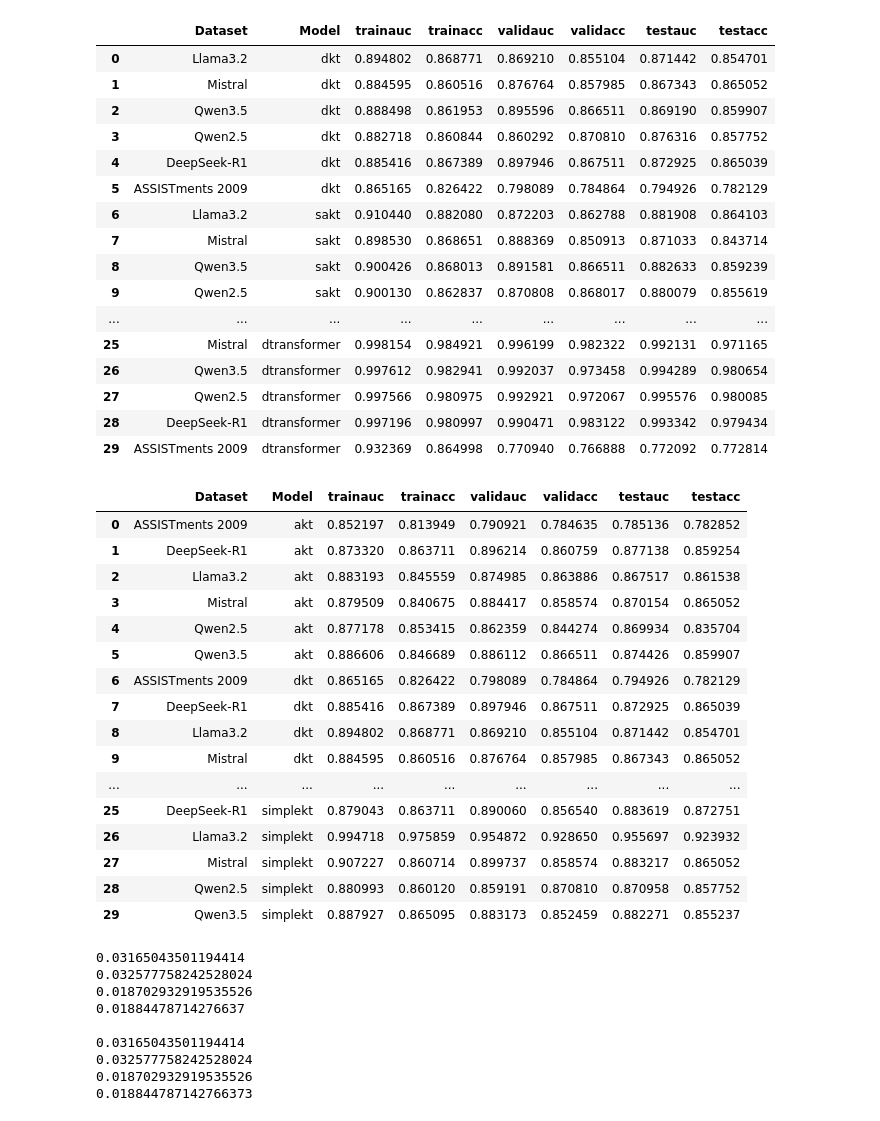
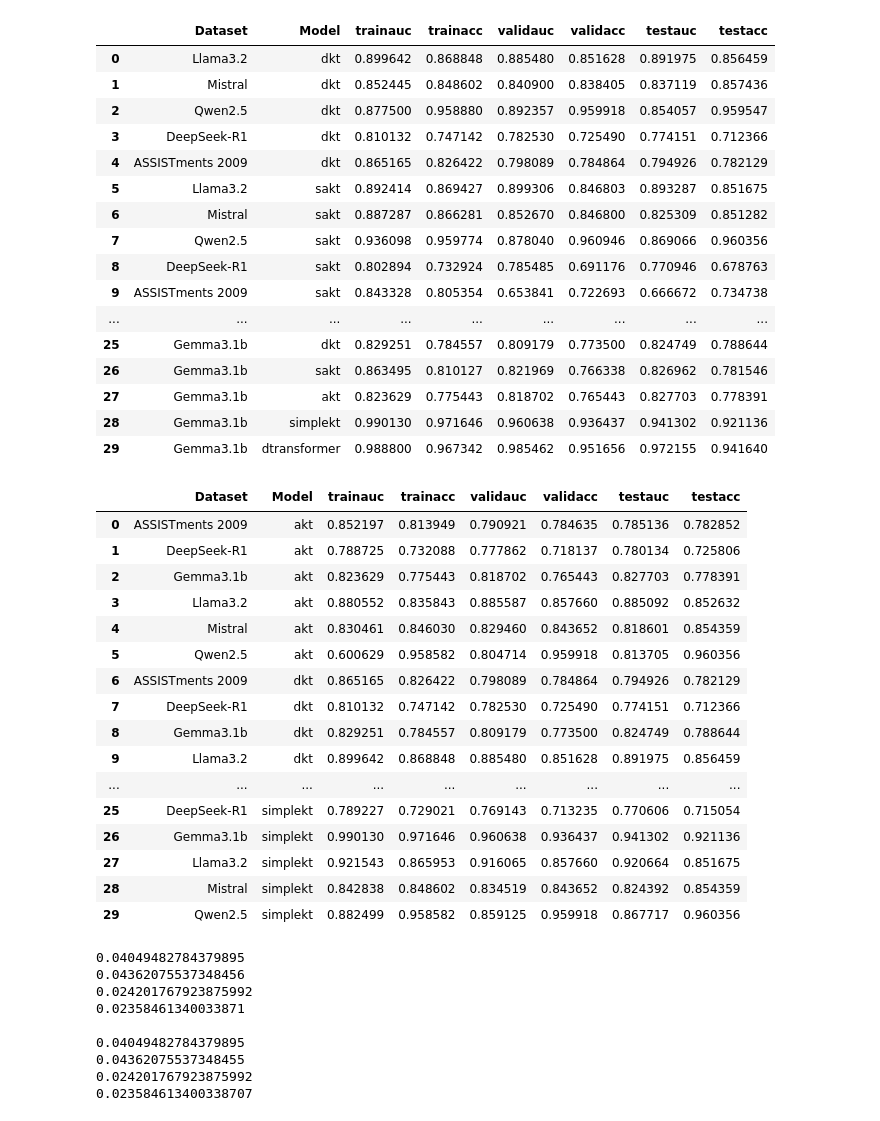
Before and after one commit to jakubwj2/dissertation, a Jupyter notebook: process_experiment_log/notebook.ipynb, the cells around one changed output. Saved outputs shown, nothing was run; the diff lists cells and outputs as text; code cells hidden in the pictures.

```diff
--- a/process_experiment_log/notebook.ipynb
+++ b/process_experiment_log/notebook.ipynb
@@ -4,55 +4,55 @@ import os
 # %%
 df = pd.read_csv("experiment_log.csv")
 columns = {
-    "deepseek-r1:latest": "DeepSeek-R1",
+    "deepseek-r1:1.5b": "DeepSeek-R1",
     "llama3.2:latest": "Llama3.2",
     "qwen2.5:latest": "Qwen2.5",
-    "qwen3.5:latest": "Qwen3.5",
-    "mistral": "Mistral",
+    "mistral:latest": "Mistral",
+    "gemma3:1b": "Gemma3.1b",
     "assist2009": "ASSISTments 2009",
 }
 df["dataset_name"] = df["dataset_name"].apply(lambda x: columns[x])
 df.rename(columns={"model_name": "Model", "dataset_name": "Dataset"}, inplace=True)
 df
 # %% [output]
 |  | Dataset | Model | trainauc | trainacc | validauc | validacc | testauc | testacc |
-| 0 | Llama3.2 | dkt | 0.894802 | 0.868771 | 0.869210 | 0.855104 | 0.871442 | 0.854701 |
-| 1 | Mistral | dkt | 0.884595 | 0.860516 | 0.876764 | 0.857985 | 0.867343 | 0.865052 |
-| 2 | Qwen3.5 | dkt | 0.888498 | 0.861953 | 0.895596 | 0.866511 | 0.869190 | 0.859907 |
-| 3 | Qwen2.5 | dkt | 0.882718 | 0.860844 | 0.860292 | 0.870810 | 0.876316 | 0.857752 |
-| 4 | DeepSeek-R1 | dkt | 0.885416 | 0.867389 | 0.897946 | 0.867511 | 0.872925 | 0.865039 |
-| 5 | ASSISTments 2009 | dkt | 0.865165 | 0.826422 | 0.798089 | 0.784864 | 0.794926 | 0.782129 |
-| 6 | Llama3.2 | sakt | 0.910440 | 0.882080 | 0.872203 | 0.862788 | 0.881908 | 0.864103 |
-| 7 | Mistral | sakt | 0.898530 | 0.868651 | 0.888369 | 0.850913 | 0.871033 | 0.843714 |
-| 8 | Qwen3.5 | sakt | 0.900426 | 0.868013 | 0.891581 | 0.866511 | 0.882633 | 0.859239 |
-| 9 | Qwen2.5 | sakt | 0.900130 | 0.862837 | 0.870808 | 0.868017 | 0.880079 | 0.855619 |
+| 0 | Llama3.2 | dkt | 0.899642 | 0.868848 | 0.885480 | 0.851628 | 0.891975 | 0.856459 |
+| 1 | Mistral | dkt | 0.852445 | 0.848602 | 0.840900 | 0.838405 | 0.837119 | 0.857436 |
+| 2 | Qwen2.5 | dkt | 0.877500 | 0.958880 | 0.892357 | 0.959918 | 0.854057 | 0.959547 |
+| 3 | DeepSeek-R1 | dkt | 0.810132 | 0.747142 | 0.782530 | 0.725490 | 0.774151 | 0.712366 |
+| 4 | ASSISTments 2009 | dkt | 0.865165 | 0.826422 | 0.798089 | 0.784864 | 0.794926 | 0.782129 |
+| 5 | Llama3.2 | sakt | 0.892414 | 0.869427 | 0.899306 | 0.846803 | 0.893287 | 0.851675 |
+| 6 | Mistral | sakt | 0.887287 | 0.866281 | 0.852670 | 0.846800 | 0.825309 | 0.851282 |
+| 7 | Qwen2.5 | sakt | 0.936098 | 0.959774 | 0.878040 | 0.960946 | 0.869066 | 0.960356 |
+| 8 | DeepSeek-R1 | sakt | 0.802894 | 0.732924 | 0.785485 | 0.691176 | 0.770946 | 0.678763 |
+| 9 | ASSISTments 2009 | sakt | 0.843328 | 0.805354 | 0.653841 | 0.722693 | 0.666672 | 0.734738 |
 | ... | ... | ... | ... | ... | ... | ... | ... | ... |
-| 25 | Mistral | dtransformer | 0.998154 | 0.984921 | 0.996199 | 0.982322 | 0.992131 | 0.971165 |
-| 26 | Qwen3.5 | dtransformer | 0.997612 | 0.982941 | 0.992037 | 0.973458 | 0.994289 | 0.980654 |
-| 27 | Qwen2.5 | dtransformer | 0.997566 | 0.980975 | 0.992921 | 0.972067 | 0.995576 | 0.980085 |
-| 28 | DeepSeek-R1 | dtransformer | 0.997196 | 0.980997 | 0.990471 | 0.983122 | 0.993342 | 0.979434 |
-| 29 | ASSISTments 2009 | dtransformer | 0.932369 | 0.864998 | 0.770940 | 0.766888 | 0.772092 | 0.772814 |
+| 25 | Gemma3.1b | dkt | 0.829251 | 0.784557 | 0.809179 | 0.773500 | 0.824749 | 0.788644 |
+| 26 | Gemma3.1b | sakt | 0.863495 | 0.810127 | 0.821969 | 0.766338 | 0.826962 | 0.781546 |
+| 27 | Gemma3.1b | akt | 0.823629 | 0.775443 | 0.818702 | 0.765443 | 0.827703 | 0.778391 |
+| 28 | Gemma3.1b | simplekt | 0.990130 | 0.971646 | 0.960638 | 0.936437 | 0.941302 | 0.921136 |
+| 29 | Gemma3.1b | dtransformer | 0.988800 | 0.967342 | 0.985462 | 0.951656 | 0.972155 | 0.941640 |
 # %%
 df.sort_values(by=["Model", "Dataset"], inplace=True, ignore_index=True)
 df
 # %% [output]
 |  | Dataset | Model | trainauc | trainacc | validauc | validacc | testauc | testacc |
 | 0 | ASSISTments 2009 | akt | 0.852197 | 0.813949 | 0.790921 | 0.784635 | 0.785136 | 0.782852 |
-| 1 | DeepSeek-R1 | akt | 0.873320 | 0.863711 | 0.896214 | 0.860759 | 0.877138 | 0.859254 |
-| 2 | Llama3.2 | akt | 0.883193 | 0.845559 | 0.874985 | 0.863886 | 0.867517 | 0.861538 |
-| 3 | Mistral | akt | 0.879509 | 0.840675 | 0.884417 | 0.858574 | 0.870154 | 0.865052 |
-| 4 | Qwen2.5 | akt | 0.877178 | 0.853415 | 0.862359 | 0.844274 | 0.869934 | 0.835704 |
-| 5 | Qwen3.5 | akt | 0.886606 | 0.846689 | 0.886112 | 0.866511 | 0.874426 | 0.859907 |
+| 1 | DeepSeek-R1 | akt | 0.788725 | 0.732088 | 0.777862 | 0.718137 | 0.780134 | 0.725806 |
+| 2 | Gemma3.1b | akt | 0.823629 | 0.775443 | 0.818702 | 0.765443 | 0.827703 | 0.778391 |
+| 3 | Llama3.2 | akt | 0.880552 | 0.835843 | 0.885587 | 0.857660 | 0.885092 | 0.852632 |
+| 4 | Mistral | akt | 0.830461 | 0.846030 | 0.829460 | 0.843652 | 0.818601 | 0.854359 |
+| 5 | Qwen2.5 | akt | 0.600629 | 0.958582 | 0.804714 | 0.959918 | 0.813705 | 0.960356 |
 | 6 | ASSISTments 2009 | dkt | 0.865165 | 0.826422 | 0.798089 | 0.784864 | 0.794926 | 0.782129 |
-| 7 | DeepSeek-R1 | dkt | 0.885416 | 0.867389 | 0.897946 | 0.867511 | 0.872925 | 0.865039 |
-| 8 | Llama3.2 | dkt | 0.894802 | 0.868771 | 0.869210 | 0.855104 | 0.871442 | 0.854701 |
-| 9 | Mistral | dkt | 0.884595 | 0.860516 | 0.876764 | 0.857985 | 0.867343 | 0.865052 |
+| 7 | DeepSeek-R1 | dkt | 0.810132 | 0.747142 | 0.782530 | 0.725490 | 0.774151 | 0.712366 |
+| 8 | Gemma3.1b | dkt | 0.829251 | 0.784557 | 0.809179 | 0.773500 | 0.824749 | 0.788644 |
+| 9 | Llama3.2 | dkt | 0.899642 | 0.868848 | 0.885480 | 0.851628 | 0.891975 | 0.856459 |
 | ... | ... | ... | ... | ... | ... | ... | ... | ... |
-| 25 | DeepSeek-R1 | simplekt | 0.879043 | 0.863711 | 0.890060 | 0.856540 | 0.883619 | 0.872751 |
-| 26 | Llama3.2 | simplekt | 0.994718 | 0.975859 | 0.954872 | 0.928650 | 0.955697 | 0.923932 |
-| 27 | Mistral | simplekt | 0.907227 | 0.860714 | 0.899737 | 0.858574 | 0.883217 | 0.865052 |
-| 28 | Qwen2.5 | simplekt | 0.880993 | 0.860120 | 0.859191 | 0.870810 | 0.870958 | 0.857752 |
-| 29 | Qwen3.5 | simplekt | 0.887927 | 0.865095 | 0.883173 | 0.852459 | 0.882271 | 0.855237 |
+| 25 | DeepSeek-R1 | simplekt | 0.789227 | 0.729021 | 0.769143 | 0.713235 | 0.770606 | 0.715054 |
+| 26 | Gemma3.1b | simplekt | 0.990130 | 0.971646 | 0.960638 | 0.936437 | 0.941302 | 0.921136 |
+| 27 | Llama3.2 | simplekt | 0.921543 | 0.865953 | 0.916065 | 0.857660 | 0.920664 | 0.851675 |
+| 28 | Mistral | simplekt | 0.842838 | 0.848602 | 0.834519 | 0.843652 | 0.824392 | 0.854359 |
+| 29 | Qwen2.5 | simplekt | 0.882499 | 0.958582 | 0.859125 | 0.959918 | 0.867717 | 0.960356 |
 # %%
 def create_pivot_table(
     df: pd.DataFrame, value_column: str, table_name: str
@@ -118,15 +118,15 @@ print(abs(tables["trainauc"] - tables["testauc"]).T.mean().mean())
 print(abs(tables["trainacc"] - tables["validacc"]).T.mean().mean())
 print(abs(tables["trainacc"] - tables["testacc"]).T.mean().mean())
 # %% [output]
-0.03165043501194414
-0.032577758242528024
-0.018702932919535526
-0.01884478714276637
+0.04049482784379895
+0.04362075537348456
+0.024201767923875992
+0.02358461340033871
 
-0.03165043501194414
-0.032577758242528024
-0.018702932919535526
-0.018844787142766373
+0.04049482784379895
+0.04362075537348455
+0.024201767923875992
+0.023584613400338707
 # %%
 pd.set_option("display.width", 88)
 pd.set_option("display.max_columns", None)
```
Also changed, not shown: parts of 2 cells of this notebook, 13 other files.
